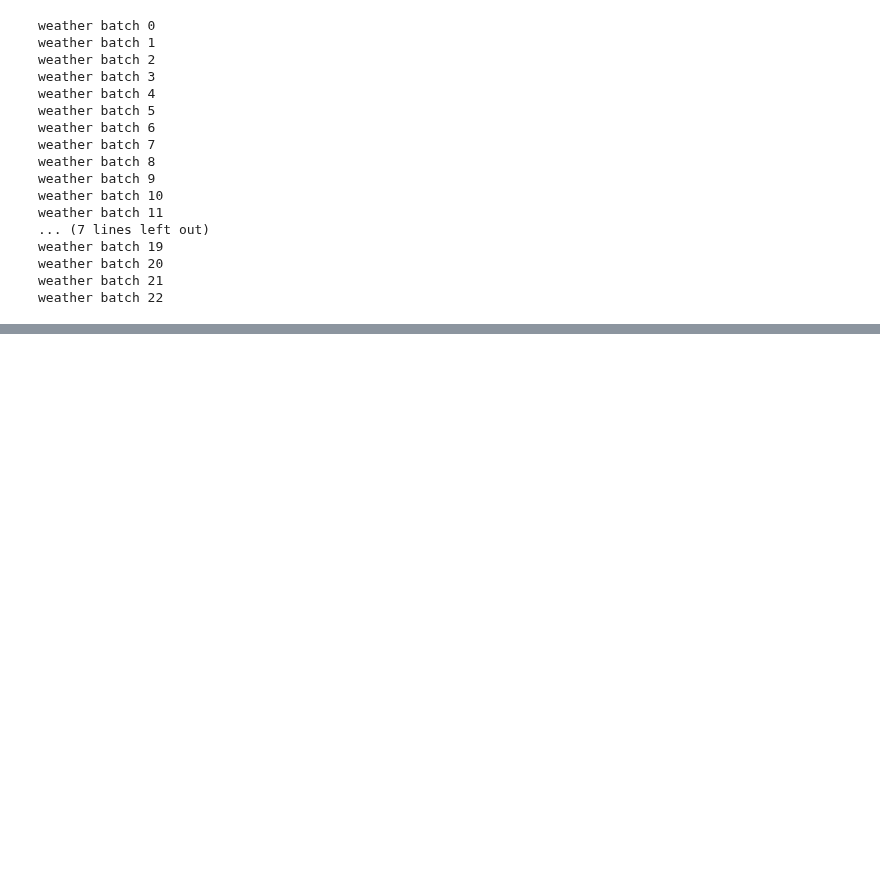
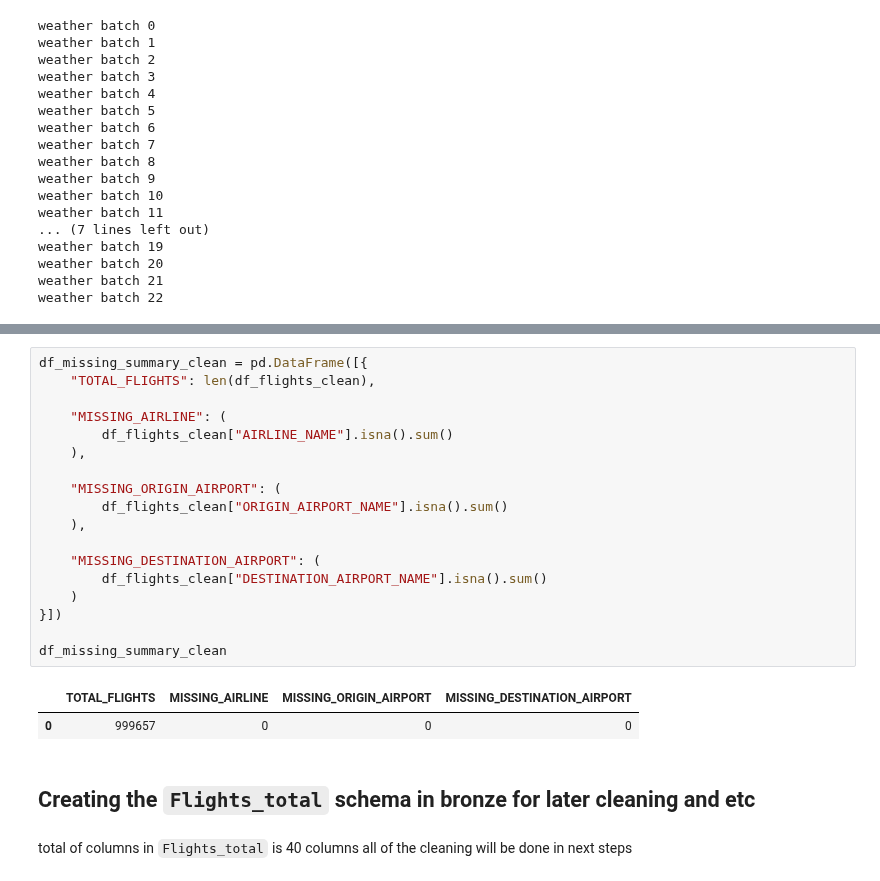
Before and after one commit to edaletsadigov/Flight-delay-analysis-E2E, a Jupyter notebook: notebooks/01_bronze.ipynb, the cells around one changed output, grey strips where cells are left out. Saved outputs shown, nothing was run; the diff lists cells and outputs as text; blank space fills up the shorter version.

```diff
--- a/notebooks/01_bronze.ipynb
+++ b/notebooks/01_bronze.ipynb
@@ -138,0 +325,25 @@ wind_direction                     335                  332
+# %%
+df_missing_summary_clean = pd.DataFrame([{
+    "TOTAL_FLIGHTS": len(df_flights_clean),
+
+    "MISSING_AIRLINE": (
+        df_flights_clean["AIRLINE_NAME"].isna().sum()
+    ),
+
+    "MISSING_ORIGIN_AIRPORT": (
+        df_flights_clean["ORIGIN_AIRPORT_NAME"].isna().sum()
+    ),
+
+    "MISSING_DESTINATION_AIRPORT": (
+        df_flights_clean["DESTINATION_AIRPORT_NAME"].isna().sum()
+    )
+}])
+
+df_missing_summary_clean
+# %% [output]
+|  | TOTAL_FLIGHTS | MISSING_AIRLINE | MISSING_ORIGIN_AIRPORT | MISSING_DESTINATION_AIRPORT |
+| 0 | 999657 | 0 | 0 | 0 |
+# %% [markdown]
+## Creating the `Flights_total` schema in bronze for later cleaning and etc
+# %% [markdown]
+total of columns in `Flights_total` is 40 columns all of the cleaning will be done in next steps
```
Also changed, not shown: parts of 21 cells of this notebook, 2 other files.
